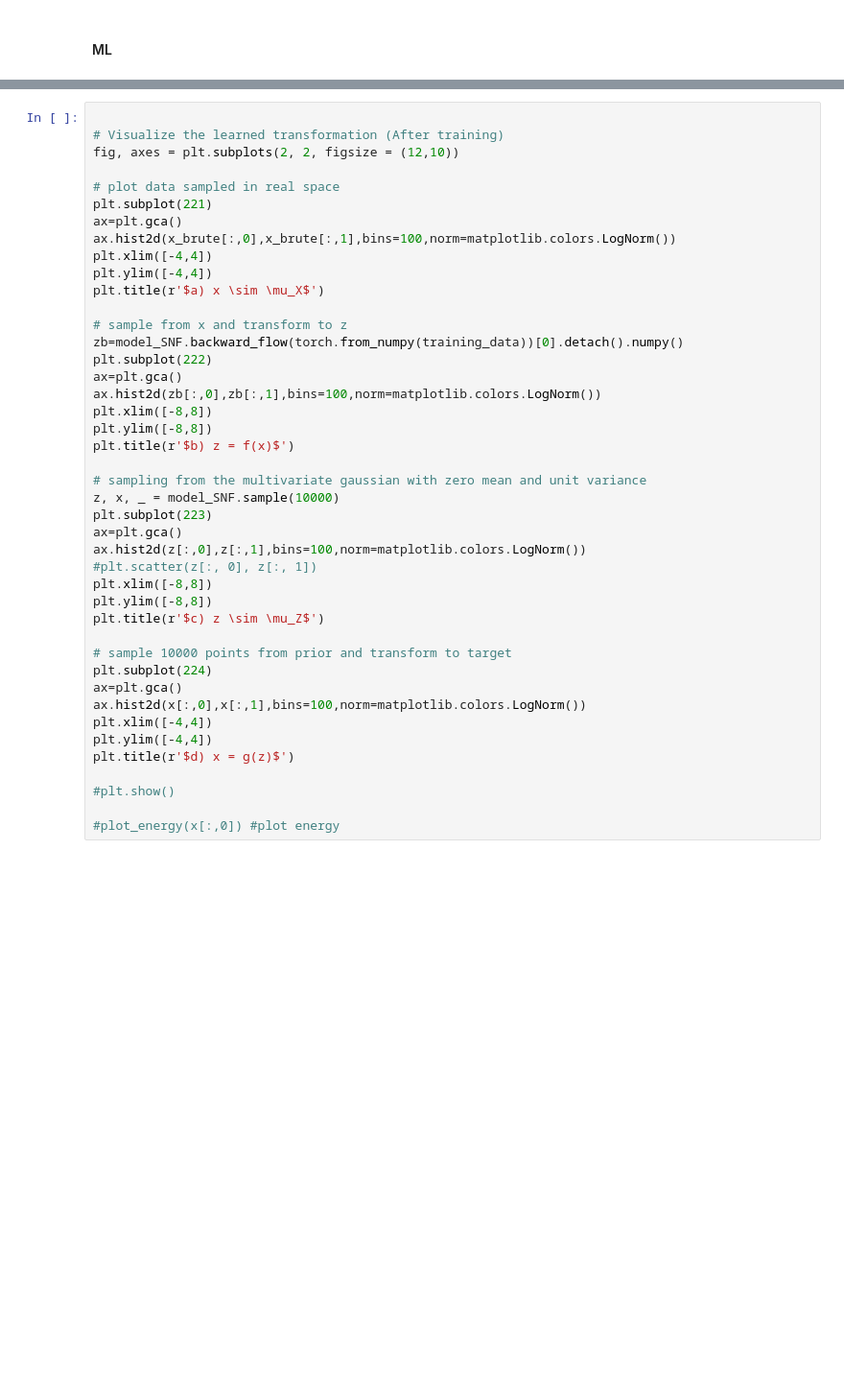
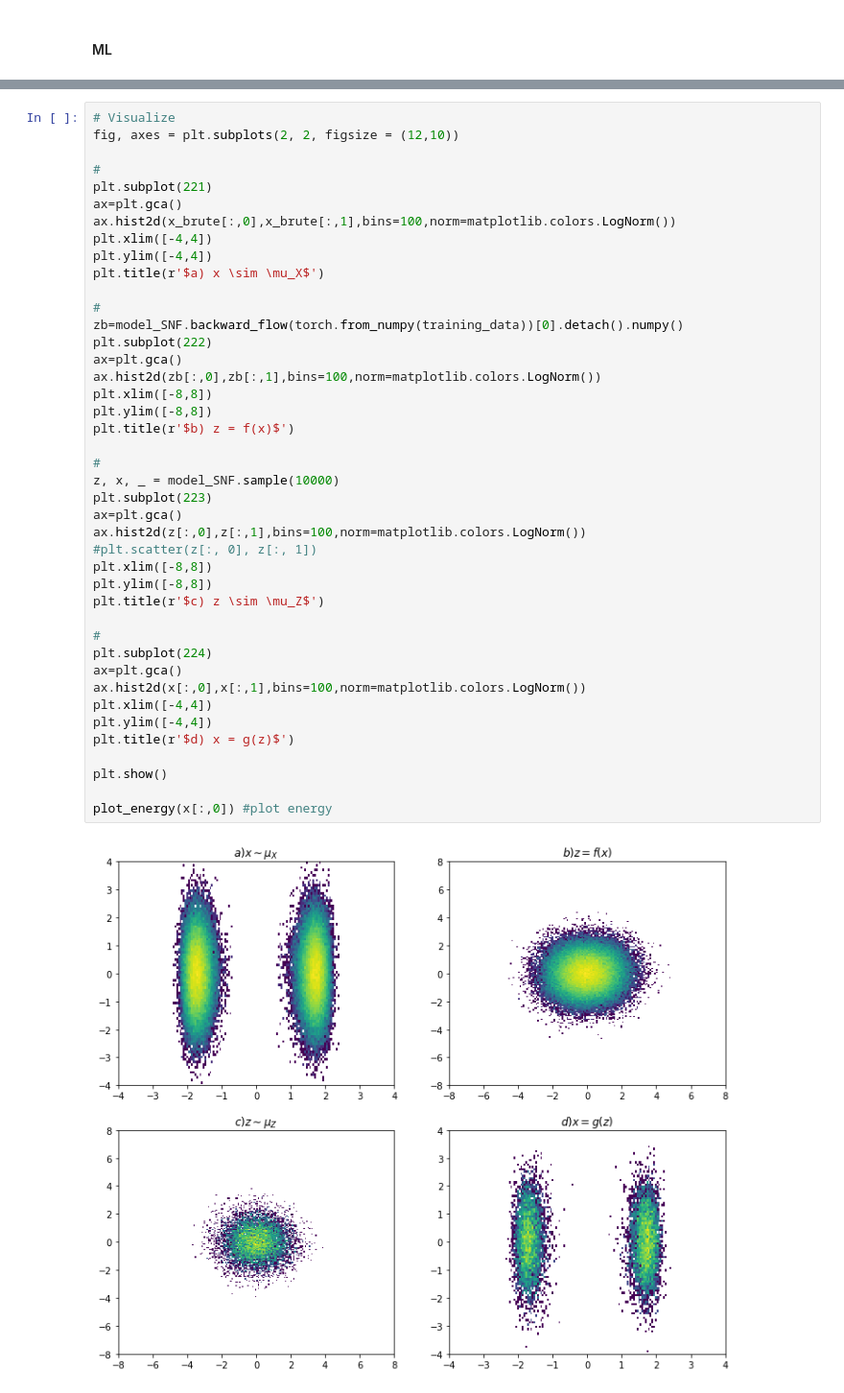
Before and after one commit to Aioi-Ming/SNF, a Jupyter notebook: Notebook/SNF_DoubleWell.ipynb, the cells around one changed output, grey strips where cells are left out. Shown at 96% size. Cells and saved outputs as stored; diff of their text form; blank space fills up the shorter version.

```diff
--- a/Notebook/SNF_DoubleWell.ipynb
+++ b/Notebook/SNF_DoubleWell.ipynb
@@ -556,44 +594,44 @@ plt.show()
 # %%
-
-# Visualize the learned transformation (After training)
+# Visualize
 fig, axes = plt.subplots(2, 2, figsize = (12,10))
 
-# plot data sampled in real space
+#
 plt.subplot(221)
 ax=plt.gca()
 ax.hist2d(x_brute[:,0],x_brute[:,1],bins=100,norm=matplotlib.colors.LogNorm())
 plt.xlim([-4,4])
 plt.ylim([-4,4])
 plt.title(r'$a) x \sim \mu_X$')
 
-# sample from x and transform to z
+#
 zb=model_SNF.backward_flow(torch.from_numpy(training_data))[0].detach().numpy()
 plt.subplot(222)
 ax=plt.gca()
 ax.hist2d(zb[:,0],zb[:,1],bins=100,norm=matplotlib.colors.LogNorm())
 plt.xlim([-8,8])
 plt.ylim([-8,8])
 plt.title(r'$b) z = f(x)$')
 
-# sampling from the multivariate gaussian with zero mean and unit variance
+#
 z, x, _ = model_SNF.sample(10000)
 plt.subplot(223)
 ax=plt.gca()
 ax.hist2d(z[:,0],z[:,1],bins=100,norm=matplotlib.colors.LogNorm())
 #plt.scatter(z[:, 0], z[:, 1])
 plt.xlim([-8,8])
 plt.ylim([-8,8])
 plt.title(r'$c) z \sim \mu_Z$')
 
-# sample 10000 points from prior and transform to target
+#
 plt.subplot(224)
 ax=plt.gca()
 ax.hist2d(x[:,0],x[:,1],bins=100,norm=matplotlib.colors.LogNorm())
 plt.xlim([-4,4])
 plt.ylim([-4,4])
 plt.title(r'$d) x = g(z)$')
 
-#plt.show()
+plt.show()
 
-#plot_energy(x[:,0]) #plot energy
+plot_energy(x[:,0]) #plot energy
 # %% [output]
+[figure, new version]
```
Also changed, not shown: parts of 31 cells of this notebook, 6 other files.
